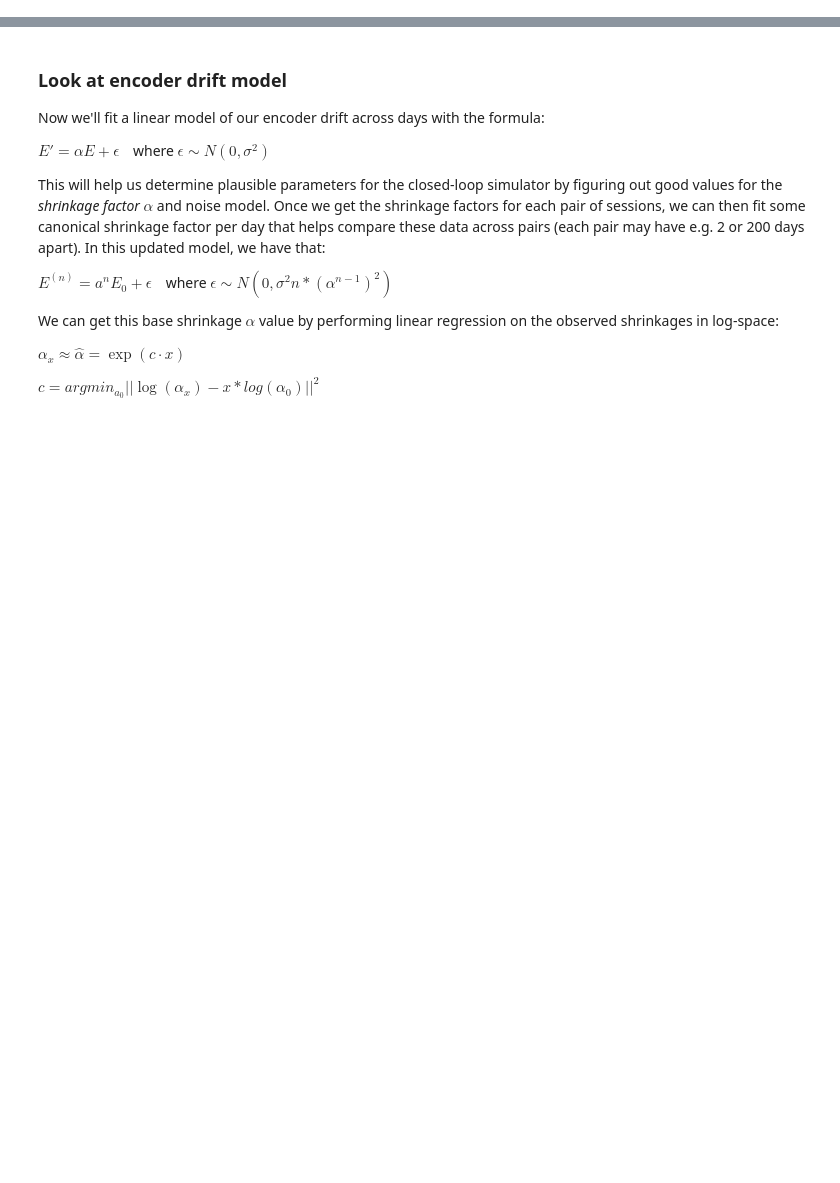
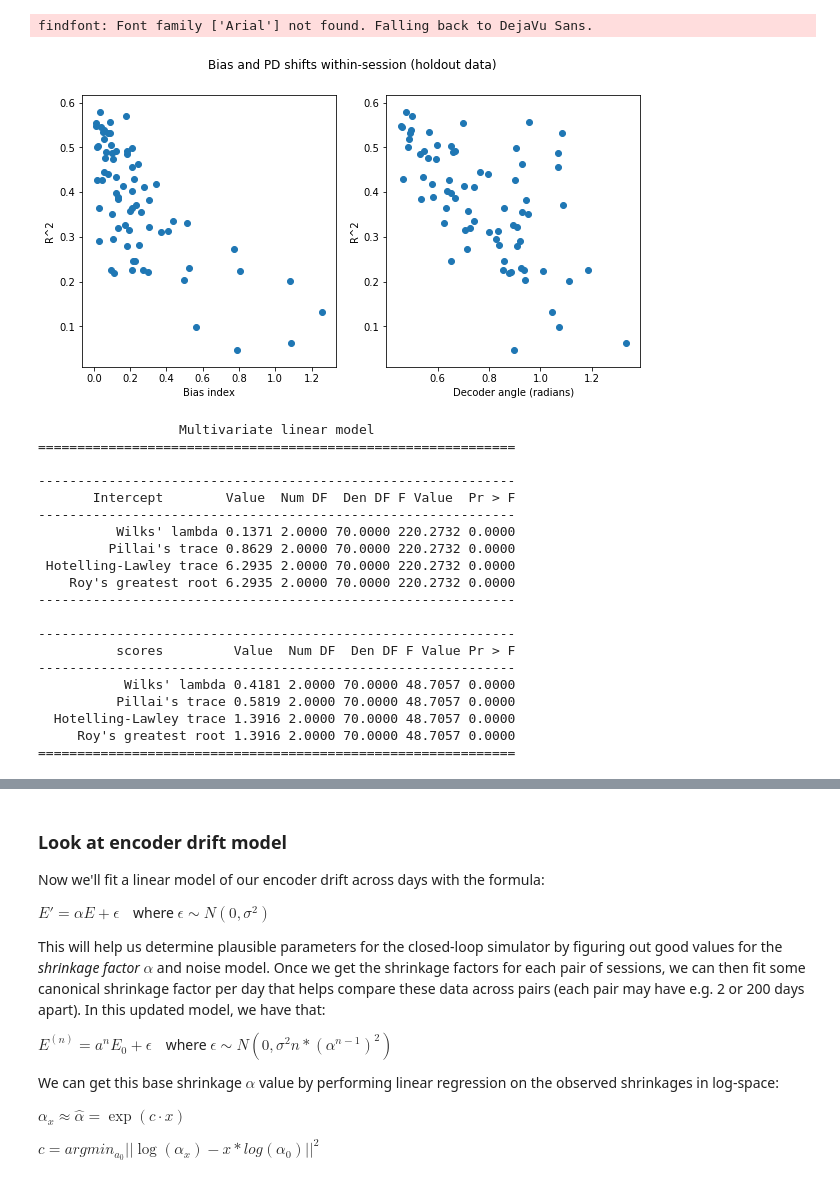
Before and after one commit to guyhwilson/nonstationarities, a Jupyter notebook: notebooks/nonstationarities_across_time.ipynb, the cells around one changed output, grey strips where cells are left out. Cells and saved outputs as stored; diff of their text form; code cells hidden in the pictures; blank space fills up the shorter version.

```diff
--- a/notebooks/nonstationarities_across_time.ipynb
+++ b/notebooks/nonstationarities_across_time.ipynb
@@ -227,0 +195,55 @@ NameError: name 'fitEncodingMatrix' is not defined
+# %%
+# now plot bias index and PD shift angle on test set within-session:
+import pandas as pd
+
+figSize(5, 10)
+
+plt.subplot(1, 2, 1)
+plt.scatter(session_dict['normalized_bias_index'], session_dict['scores'])
+plt.xlabel('Bias index')
+plt.ylabel('R^2')
+
+plt.subplot(1, 2, 2)
+plt.scatter(session_dict['combined_decoder_angle'], session_dict['scores'])
+plt.xlabel('Decoder angle (radians)')
+plt.ylabel('R^2')
+
+plt.suptitle('Bias and PD shifts within-session (holdout data)')
+plt.show()
+
+import statsmodels.api as sm
+from statsmodels.formula.api import ols
+
+keys = ['scores', 'normalized_bias_index', 'combined_decoder_angle']
+df   = dict()
+for key in keys:
+    df[key] = session_dict[key]
+df = pd.DataFrame(df)
+
+#perform MANOVA
+from statsmodels.multivariate.manova import MANOVA
+fit = MANOVA.from_formula('normalized_bias_index + combined_decoder_angle ~ scores', data=df)
+print(fit.mv_test())
+# %% [output]
+findfont: Font family ['Arial'] not found. Falling back to DejaVu Sans.
+[figure, added]
+                  Multivariate linear model
+=============================================================
+
+-------------------------------------------------------------
+       Intercept        Value  Num DF  Den DF F Value  Pr > F
+-------------------------------------------------------------
+          Wilks' lambda 0.1371 2.0000 70.0000 220.2732 0.0000
+         Pillai's trace 0.8629 2.0000 70.0000 220.2732 0.0000
+ Hotelling-Lawley trace 6.2935 2.0000 70.0000 220.2732 0.0000
+    Roy's greatest root 6.2935 2.0000 70.0000 220.2732 0.0000
+-------------------------------------------------------------
+
+-------------------------------------------------------------
+          scores         Value  Num DF  Den DF F Value Pr > F
+-------------------------------------------------------------
+           Wilks' lambda 0.4181 2.0000 70.0000 48.7057 0.0000
+          Pillai's trace 0.5819 2.0000 70.0000 48.7057 0.0000
+  Hotelling-Lawley trace 1.3916 2.0000 70.0000 48.7057 0.0000
+     Roy's greatest root 1.3916 2.0000 70.0000 48.7057 0.0000
+=============================================================
```
Also changed, not shown: parts of 30 cells of this notebook, 27 other files.
